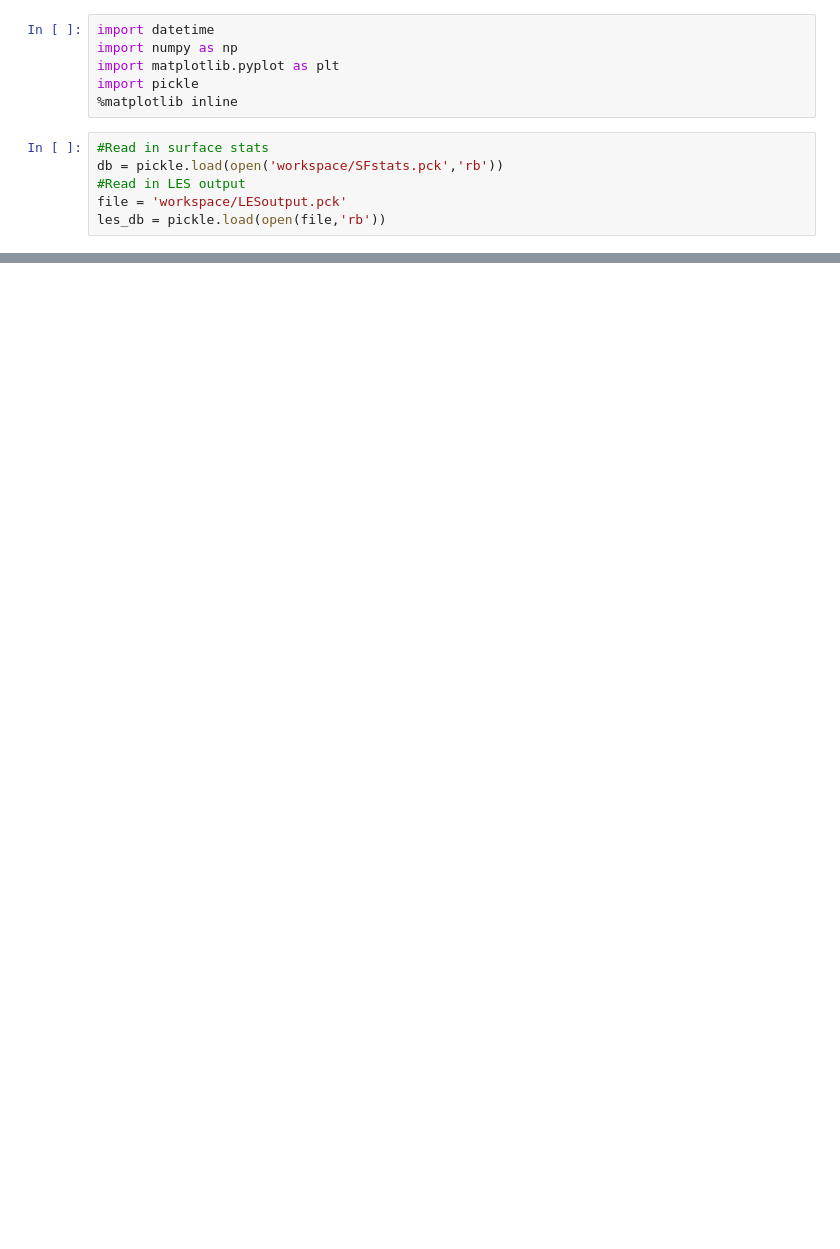
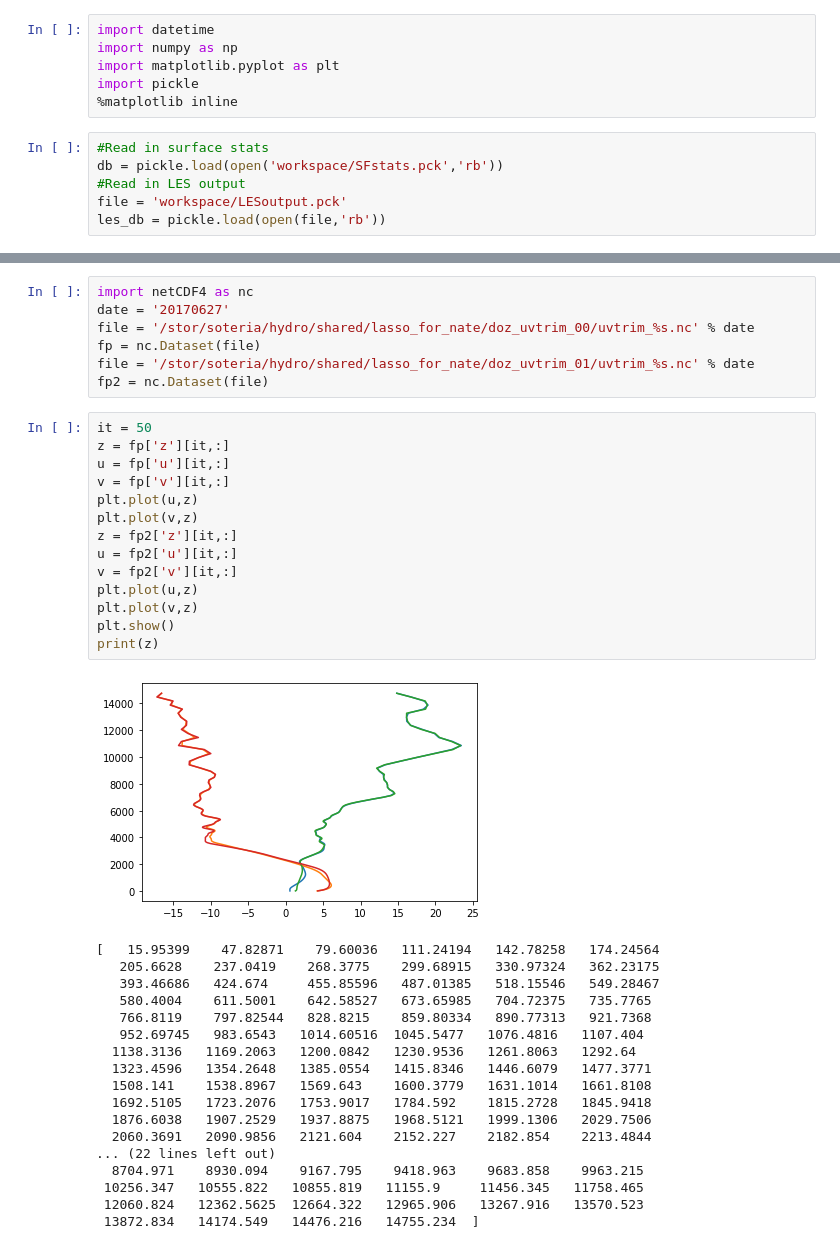
Before and after one commit to chaneyn/LESanalysis, a Jupyter notebook: Analysis.ipynb, the cells around one changed output, grey strips where cells are left out. Saved outputs shown, nothing was run; the diff lists cells and outputs as text; blank space fills up the shorter version.

```diff
--- a/Analysis.ipynb
+++ b/Analysis.ipynb
@@ -75,0 +198,40 @@ print(np.mean(scores))
+# %%
+import netCDF4 as nc
+date = '20170627'
+file = '/stor/soteria/hydro/shared/lasso_for_nate/doz_uvtrim_00/uvtrim_%s.nc' % date
+fp = nc.Dataset(file)
+file = '/stor/soteria/hydro/shared/lasso_for_nate/doz_uvtrim_01/uvtrim_%s.nc' % date
+fp2 = nc.Dataset(file)
+# %%
+it = 50
+z = fp['z'][it,:]
+u = fp['u'][it,:]
+v = fp['v'][it,:]
+plt.plot(u,z)
+plt.plot(v,z)
+z = fp2['z'][it,:]
+u = fp2['u'][it,:]
+v = fp2['v'][it,:]
+plt.plot(u,z)
+plt.plot(v,z)
+plt.show()
+print(z)
+# %% [output]
+[figure, added]
+[   15.95399    47.82871    79.60036   111.24194   142.78258   174.24564
+   205.6628    237.0419    268.3775    299.68915   330.97324   362.23175
+   393.46686   424.674     455.85596   487.01385   518.15546   549.28467
+   580.4004    611.5001    642.58527   673.65985   704.72375   735.7765
+   766.8119    797.82544   828.8215    859.80334   890.77313   921.7368
+   952.69745   983.6543   1014.60516  1045.5477   1076.4816   1107.404
+  1138.3136   1169.2063   1200.0842   1230.9536   1261.8063   1292.64
+  1323.4596   1354.2648   1385.0554   1415.8346   1446.6079   1477.3771
+  1508.141    1538.8967   1569.643    1600.3779   1631.1014   1661.8108
+  1692.5105   1723.2076   1753.9017   1784.592    1815.2728   1845.9418
+  1876.6038   1907.2529   1937.8875   1968.5121   1999.1306   2029.7506
+  2060.3691   2090.9856   2121.604    2152.227    2182.854    2213.4844
+... (22 lines left out)
+  8704.971    8930.094    9167.795    9418.963    9683.858    9963.215
+ 10256.347   10555.822   10855.819   11155.9     11456.345   11758.465
+ 12060.824   12362.5625  12664.322   12965.906   13267.916   13570.523
+ 13872.834   14174.549   14476.216   14755.234  ]
```
Also changed, not shown: parts of 10 cells of this notebook, 1 other file.
